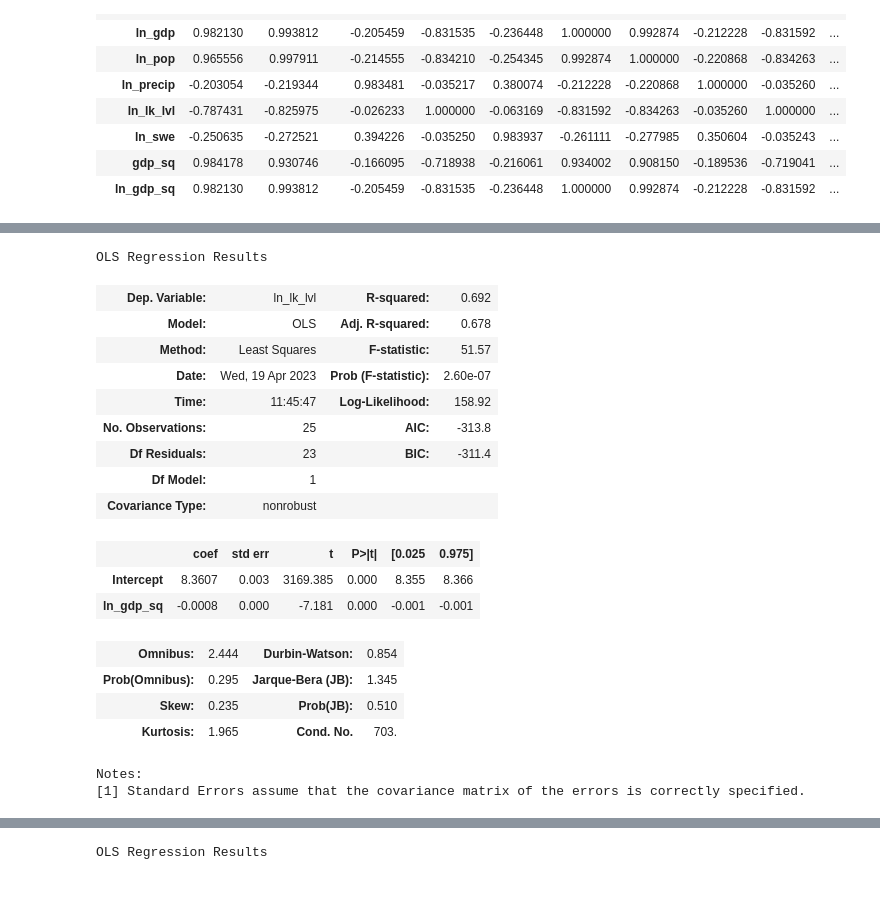
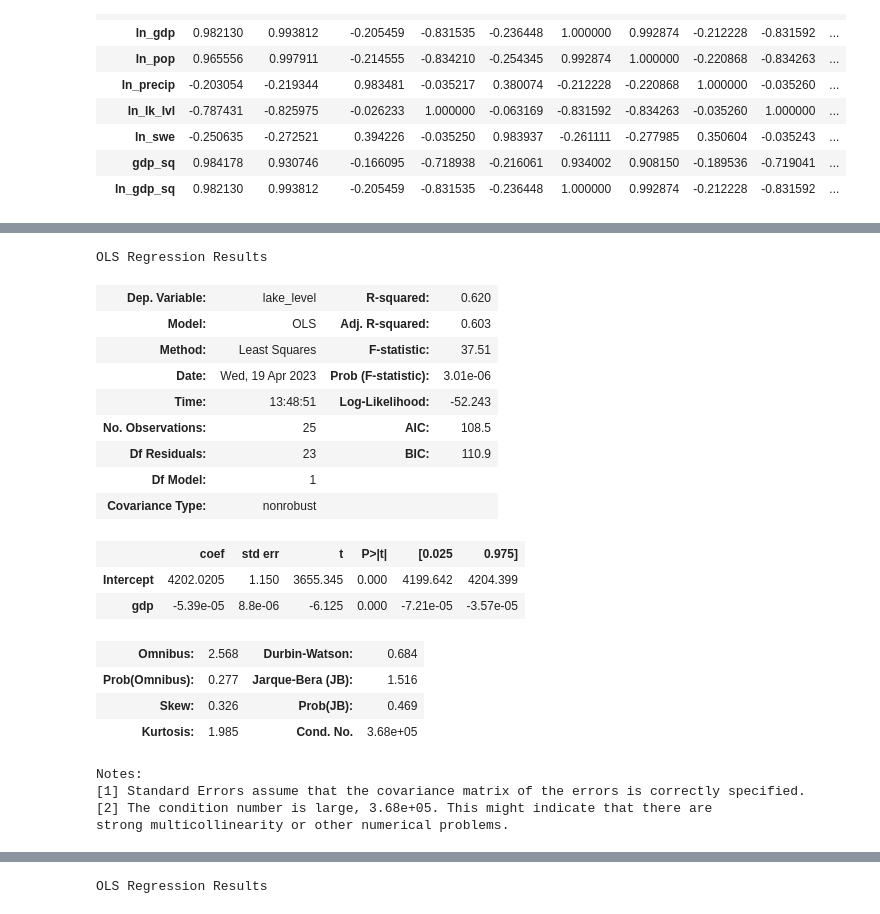
Before and after one commit to snowqueen2000/Save-The-GSL, a Jupyter notebook: jw GSL.ipynb, the cells around one changed output, grey strips where cells are left out. Drawn from its saved outputs; the diff is of its cells as text; code cells hidden in the pictures.

```diff
--- a/jw GSL.ipynb
+++ b/jw GSL.ipynb
@@ -57,26 +57,28 @@ OLS Regression Results
 Notes:
 [1] Standard Errors assume that the covariance matrix of the errors is correctly specified.
 # %%
-first_reg = sm.ols('ln_lk_lvl ~ ln_gdp_sq ', data = final_test).fit()
+first_reg = sm.ols('lake_level ~ gdp', data = final_test).fit()
 first_reg.summary()
 # %% [output]
 OLS Regression Results
-| Dep. Variable: | ln_lk_lvl | R-squared: | 0.692 |
-| Model: | OLS | Adj. R-squared: | 0.678 |
-| Method: | Least Squares | F-statistic: | 51.57 |
-| Date: | Wed, 19 Apr 2023 | Prob (F-statistic): | 2.60e-07 |
-| Time: | 11:45:47 | Log-Likelihood: | 158.92 |
-| No. Observations: | 25 | AIC: | -313.8 |
-| Df Residuals: | 23 | BIC: | -311.4 |
+| Dep. Variable: | lake_level | R-squared: | 0.620 |
+| Model: | OLS | Adj. R-squared: | 0.603 |
+| Method: | Least Squares | F-statistic: | 37.51 |
+| Date: | Wed, 19 Apr 2023 | Prob (F-statistic): | 3.01e-06 |
+| Time: | 13:48:51 | Log-Likelihood: | -52.243 |
+| No. Observations: | 25 | AIC: | 108.5 |
+| Df Residuals: | 23 | BIC: | 110.9 |
 | Df Model: | 1 |  |  |
 | Covariance Type: | nonrobust |  |  |
 |  | coef | std err | t | P>|t| | [0.025 | 0.975] |
-| Intercept | 8.3607 | 0.003 | 3169.385 | 0.000 | 8.355 | 8.366 |
-| ln_gdp_sq | -0.0008 | 0.000 | -7.181 | 0.000 | -0.001 | -0.001 |
+| Intercept | 4202.0205 | 1.150 | 3655.345 | 0.000 | 4199.642 | 4204.399 |
+| gdp | -5.39e-05 | 8.8e-06 | -6.125 | 0.000 | -7.21e-05 | -3.57e-05 |
-| Omnibus: | 2.444 | Durbin-Watson: | 0.854 |
-| Prob(Omnibus): | 0.295 | Jarque-Bera (JB): | 1.345 |
-| Skew: | 0.235 | Prob(JB): | 0.510 |
-| Kurtosis: | 1.965 | Cond. No. | 703. |
+| Omnibus: | 2.568 | Durbin-Watson: | 0.684 |
+| Prob(Omnibus): | 0.277 | Jarque-Bera (JB): | 1.516 |
+| Skew: | 0.326 | Prob(JB): | 0.469 |
+| Kurtosis: | 1.985 | Cond. No. | 3.68e+05 |
 Notes:
 [1] Standard Errors assume that the covariance matrix of the errors is correctly specified.
+[2] The condition number is large, 3.68e+05. This might indicate that there are
+strong multicollinearity or other numerical problems.
 # %%
```
Also changed, not shown: parts of 2 cells of this notebook.
